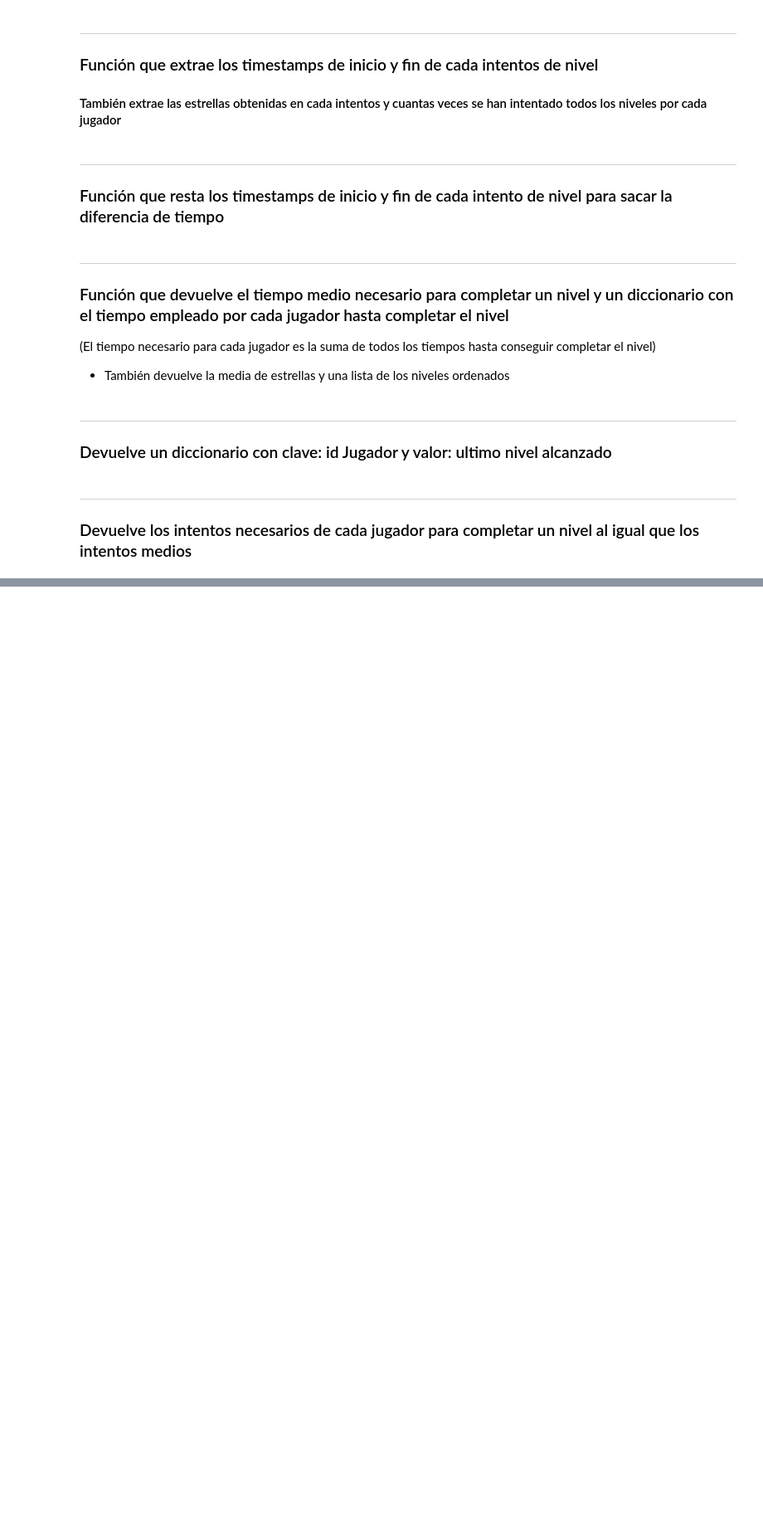
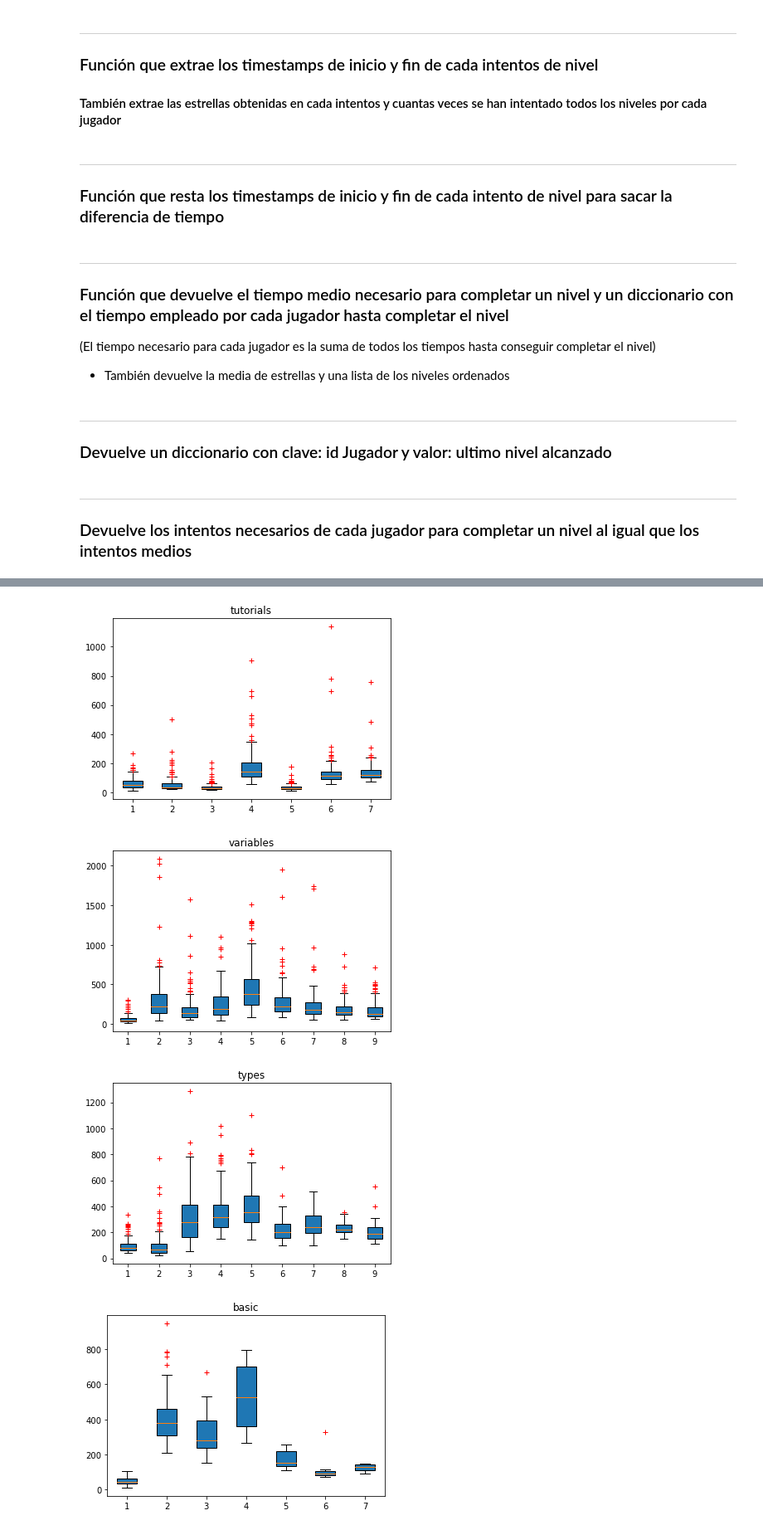
Before and after one commit to angelhort/TFG_Articoding_22-23, a Jupyter notebook: main.ipynb, the cells around one changed output, grey strips where cells are left out. Shown at 83% size. Cells and saved outputs as stored; diff of their text form; code cells hidden in the pictures; blank space fills up the shorter version.

```diff
--- a/main.ipynb
+++ b/main.ipynb
@@ -268,0 +266,7 @@ getCorrelacionTiempoIntentos(tiemposMedios["mediaTiempos"], intentosMedios_Indiv
+# %%
+boxplotsTiempos = create_boxplots(parseTiemposDictToInteger(tiemposList))
+# %% [output]
+[figure, added]
+[figure, added]
+[figure, added]
+[figure, added]
```
Also changed, not shown: parts of 12 cells of this notebook, 2 other files.
